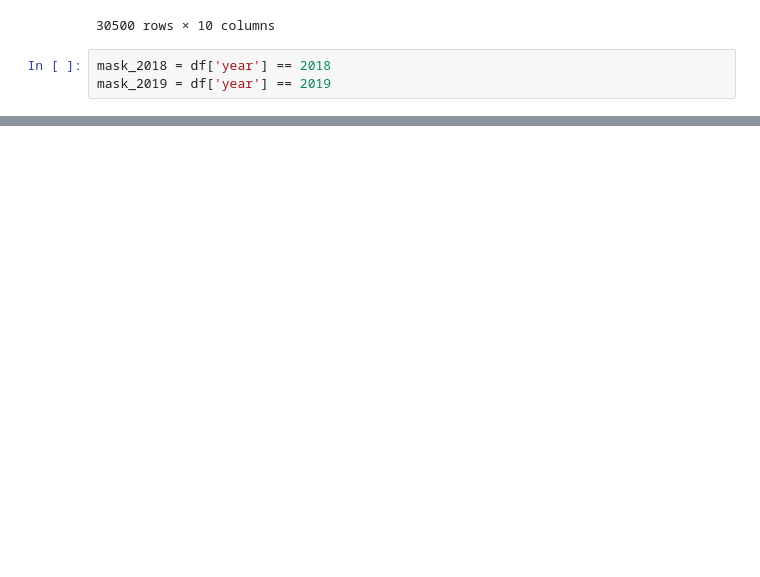
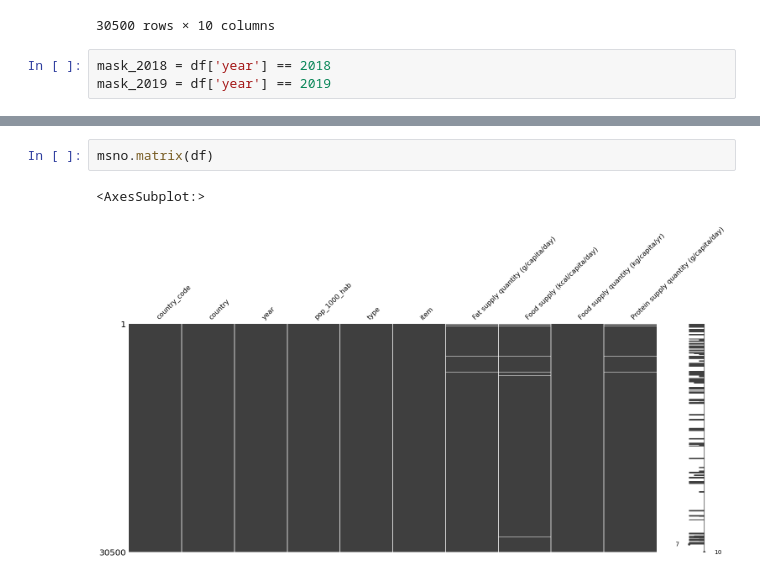
Before and after one commit to subut0n/DemographyNutritionFAO, a Jupyter notebook: faostats.ipynb, the cells around one changed output, grey strips where cells are left out. Drawn from its saved outputs; the diff is of its cells as text; blank space fills up the shorter version.

```diff
--- a/faostats.ipynb
+++ b/faostats.ipynb
@@ -290,5 +293,10 @@ df[mask_france & mask_wine]
 | element | country_code | country | year | pop_1000_hab | type | item | Fat supply quantity (g/capita/day) | ... |
 | 8025 | 68 | France | 2018 | 66931 | vegetal_product | Wine | 0.0 | ... |
 | 8109 | 68 | France | 2019 | 65130 | vegetal_product | Wine | 0.0 | ... |
+# %%
+msno.matrix(df)
+# %% [output]
+<AxesSubplot:>
+[figure, added]
 # %%
 df_africa = pd.read_csv('csvfiles/Africa.csv')
```
Also changed, not shown: parts of 16 cells of this notebook, 1 other file.
